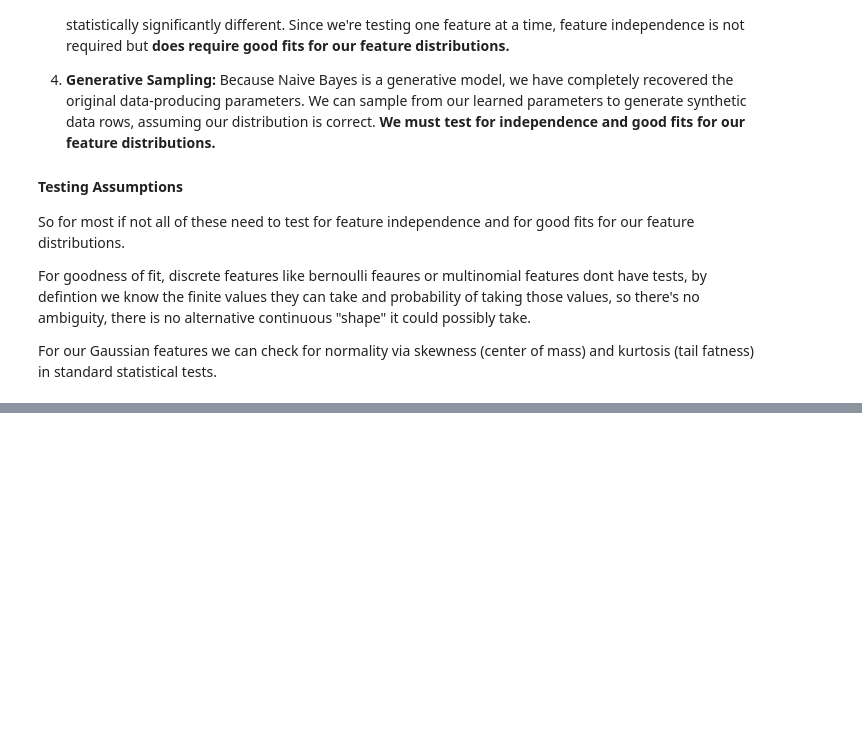
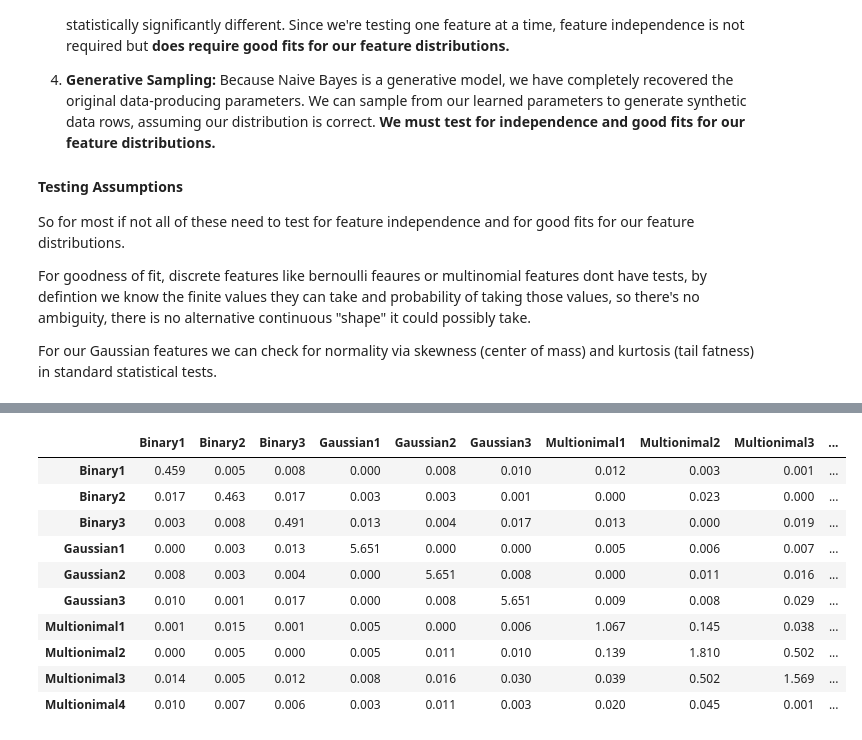
Before and after one commit to angelusualle/machine-learning, a Jupyter notebook: classification/linear-decision-boundaries/generative/naive-bayes/naive-bayes.ipynb, the cells around one changed output, grey strips where cells are left out. Cells and saved outputs as stored; diff of their text form; code cells hidden in the pictures; blank space fills up the shorter version.

Commit message:
introducing conditional mutual information

```diff
--- a/classification/linear-decision-boundaries/generative/naive-bayes/naive-bayes.ipynb
+++ b/classification/linear-decision-boundaries/generative/naive-bayes/naive-bayes.ipynb
@@ -443,0 +482,46 @@ For our Gaussian features we can check for normality via skewness (center of mas
+# %%
+import pandas as pd
+import numpy as np
+from sklearn.feature_selection import mutual_info_regression, mutual_info_classif
+
+def calculate_conditional_mutual_information(df, label_column="Label"):
+    features = df.columns.drop(label_column)
+    cmi_matrix = pd.DataFrame(np.zeros((len(features), len(features))), index=features, columns=features)
+
+    p_y1 = df[label_column].mean()
+    p_y0 = 1.0 - p_y1
+
+    # Split the dataset by class"
+    df_0 = df[df[label_column] == 0]
+    df_1 = df[df[label_column] == 1]
+
+    for target_col in features:
+        is_discrete = df[target_col].nunique() < 20
+        mi_func = mutual_info_classif if is_discrete else mutual_info_regression
+
+        # Calculate Mutual Information within Class 0 boundary
+        mi_0 = mi_func(df_0[features], df_0[target_col], random_state=42)
+
+        # Calculate Mutual Information within Class 1 boundary
+        mi_1 = mi_func(df_1[features], df_1[target_col], random_state=42)
+
+        # CMI is the prior-weighted sum of the class-conditional MI
+        cmi_matrix.loc[:, target_col] = (p_y0 * mi_0) + (p_y1 * mi_1)
+
+    return cmi_matrix
+
+# Generate the matrix and apply a background gradient for visual heat-mapping
+cmi_df = calculate_conditional_mutual_information(df, label_column="Label")
+cmi_df.style.background_gradient(cmap='Reds', axis=None).format("{:.3f}")
+# %% [output]
+|  | Binary1 | Binary2 | Binary3 | Gaussian1 | Gaussian2 | Gaussian3 | Multionimal1 | Multionimal2 | Multionimal3 | ... |
+| Binary1 | 0.459 | 0.005 | 0.008 | 0.000 | 0.008 | 0.010 | 0.012 | 0.003 | 0.001 | ... |
+| Binary2 | 0.017 | 0.463 | 0.017 | 0.003 | 0.003 | 0.001 | 0.000 | 0.023 | 0.000 | ... |
+| Binary3 | 0.003 | 0.008 | 0.491 | 0.013 | 0.004 | 0.017 | 0.013 | 0.000 | 0.019 | ... |
+| Gaussian1 | 0.000 | 0.003 | 0.013 | 5.651 | 0.000 | 0.000 | 0.005 | 0.006 | 0.007 | ... |
+| Gaussian2 | 0.008 | 0.003 | 0.004 | 0.000 | 5.651 | 0.008 | 0.000 | 0.011 | 0.016 | ... |
+| Gaussian3 | 0.010 | 0.001 | 0.017 | 0.000 | 0.008 | 5.651 | 0.009 | 0.008 | 0.029 | ... |
+| Multionimal1 | 0.001 | 0.015 | 0.001 | 0.005 | 0.000 | 0.006 | 1.067 | 0.145 | 0.038 | ... |
+| Multionimal2 | 0.000 | 0.005 | 0.000 | 0.005 | 0.011 | 0.010 | 0.139 | 1.810 | 0.502 | ... |
+| Multionimal3 | 0.014 | 0.005 | 0.012 | 0.008 | 0.016 | 0.030 | 0.039 | 0.502 | 1.569 | ... |
+| Multionimal4 | 0.010 | 0.007 | 0.006 | 0.003 | 0.011 | 0.003 | 0.020 | 0.045 | 0.001 | ... |
```
Also changed, not shown: parts of 10 cells of this notebook, 1 other file.
